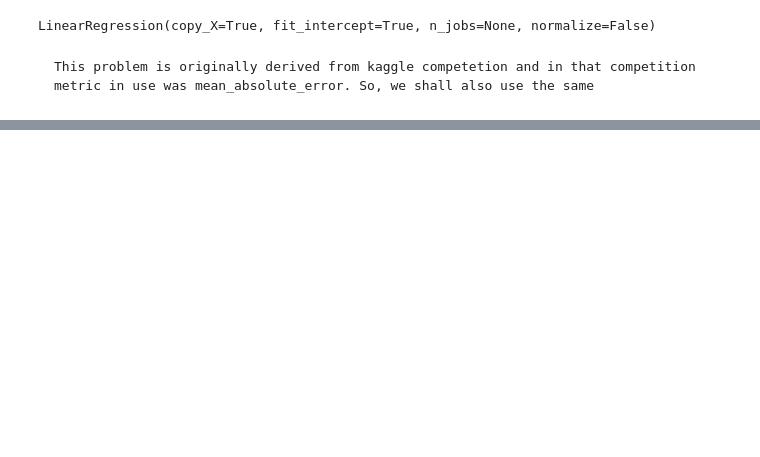
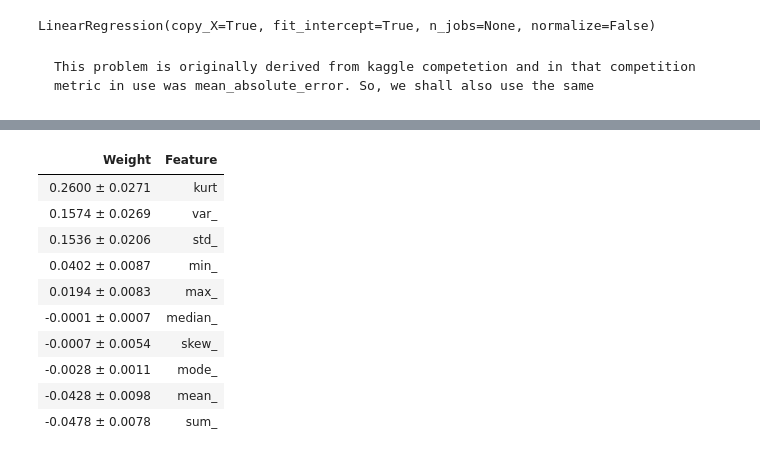
Before and after one commit to prudhvip21/Dt-Earth-quake-Detection, a Jupyter notebook: Earthquake.ipynb, the cells around one changed output, grey strips where cells are left out. Cells and saved outputs as stored; diff of their text form; code cells hidden in the pictures; blank space fills up the shorter version.

```diff
--- a/Earthquake.ipynb
+++ b/Earthquake.ipynb
@@ -592,0 +539,15 @@ submission.to_csv('submission_cat_svm.csv')
+# %%
+perm = PermutationImportance(rfr, random_state=1).fit(X_test, y_test)
+eli5.show_weights(perm,feature_names=X_test.columns.tolist())
+# %% [output]
+| Weight | Feature |
+| 0.2600 ± 0.0271 | kurt |
+| 0.1574 ± 0.0269 | var_ |
+| 0.1536 ± 0.0206 | std_ |
+| 0.0402 ± 0.0087 | min_ |
+| 0.0194 ± 0.0083 | max_ |
+| -0.0001 ± 0.0007 | median_ |
+| -0.0007 ± 0.0054 | skew_ |
+| -0.0028 ± 0.0011 | mode_ |
+| -0.0428 ± 0.0098 | mean_ |
+| -0.0478 ± 0.0078 | sum_ |
```
Also changed, not shown: parts of 89 cells of this notebook.
